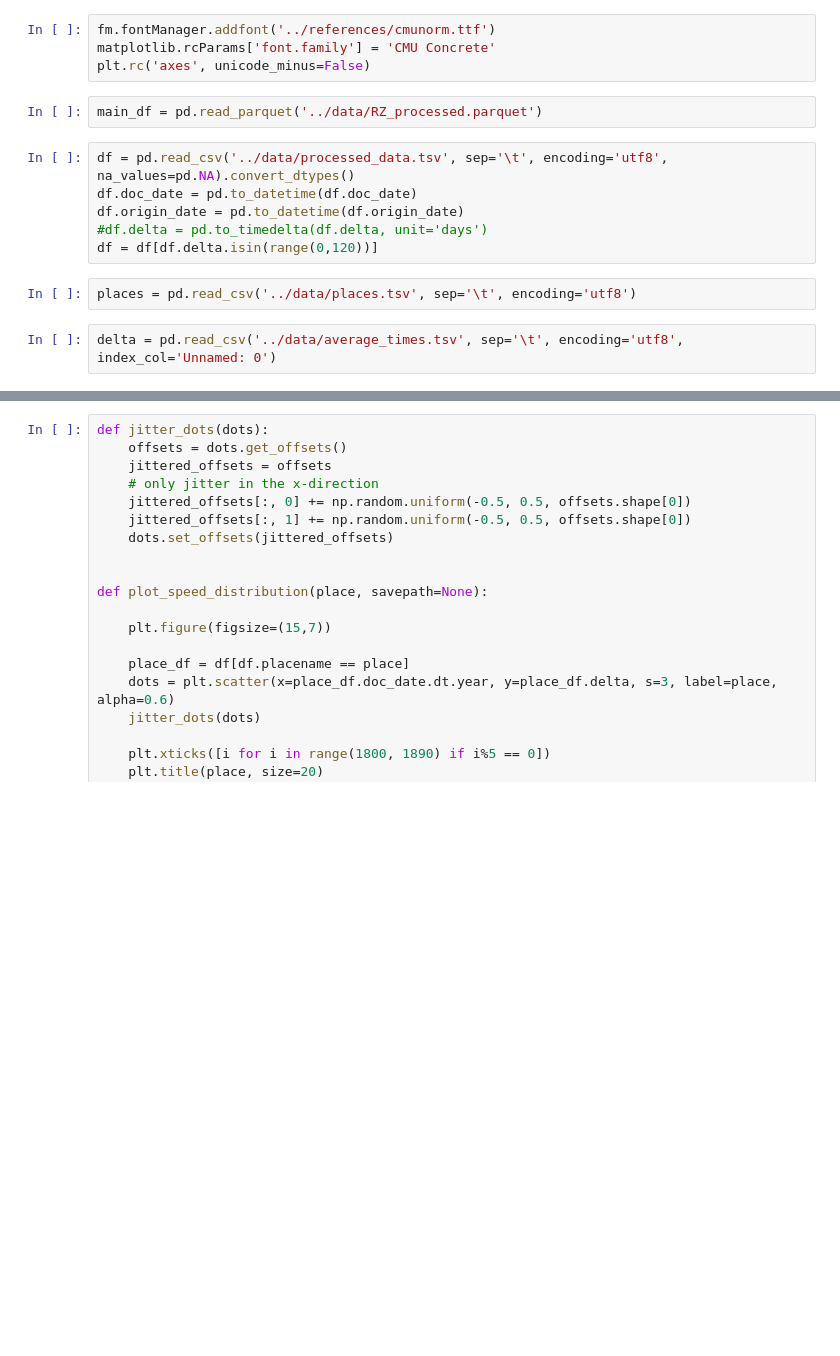
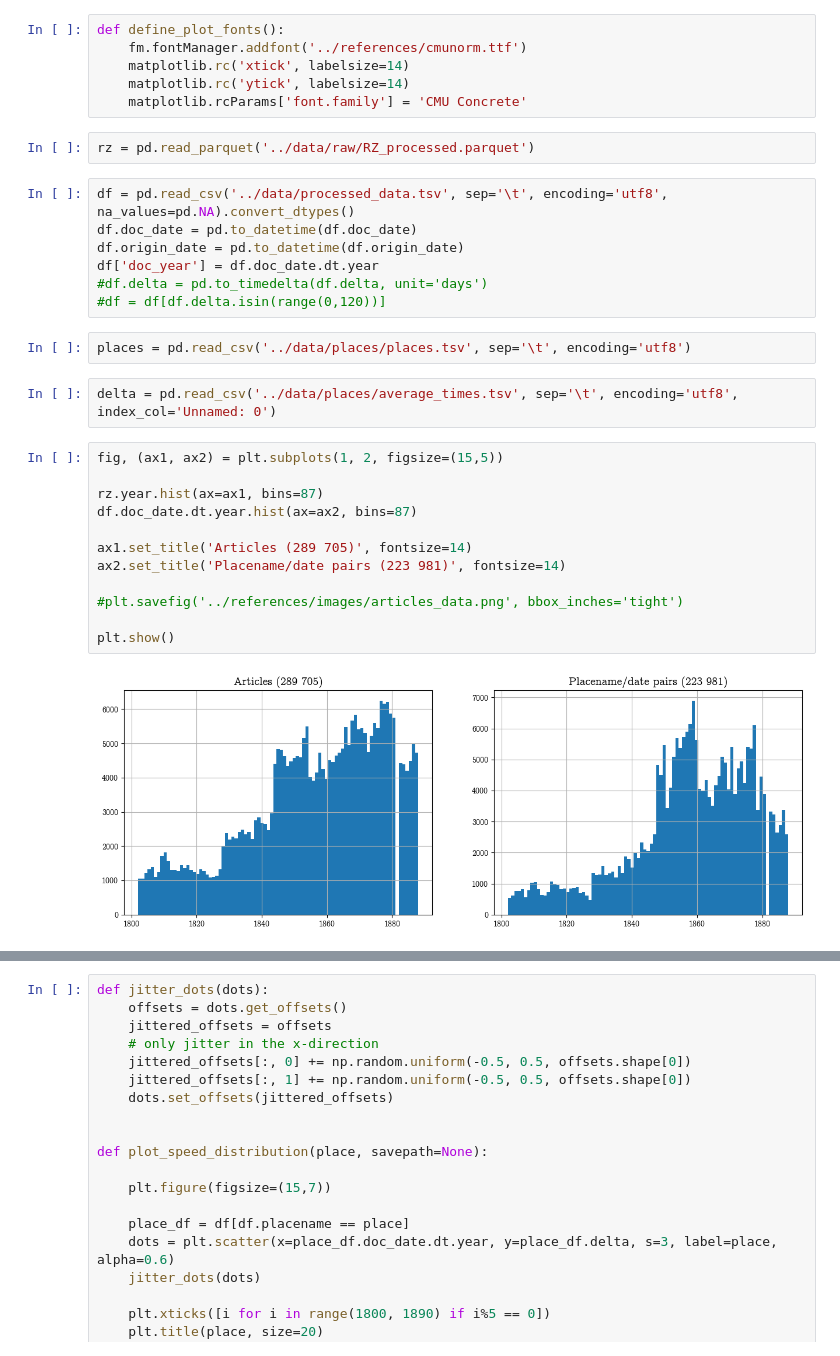
Before and after one commit to krkryger/rigasche-zeitung, a Jupyter notebook: notebooks/analysis.ipynb, the cells around one changed output, grey strips where cells are left out. Drawn from its saved outputs; the diff is of its cells as text; blank space fills up the shorter version.

```diff
--- a/notebooks/analysis.ipynb
+++ b/notebooks/analysis.ipynb
@@ -9,16 +10,33 @@ import matplotlib.font_manager as fm
 # %%
-fm.fontManager.addfont('../references/cmunorm.ttf')
-matplotlib.rcParams['font.family'] = 'CMU Concrete'
-plt.rc('axes', unicode_minus=False)
+def define_plot_fonts():
+    fm.fontManager.addfont('../references/cmunorm.ttf')
+    matplotlib.rc('xtick', labelsize=14)
+    matplotlib.rc('ytick', labelsize=14)
+    matplotlib.rcParams['font.family'] = 'CMU Concrete'
 # %%
-main_df = pd.read_parquet('../data/RZ_processed.parquet')
+rz = pd.read_parquet('../data/raw/RZ_processed.parquet')
 # %%
 df = pd.read_csv('../data/processed_data.tsv', sep='\t', encoding='utf8', na_values=pd.NA).convert_dtypes()
 df.doc_date = pd.to_datetime(df.doc_date)
 df.origin_date = pd.to_datetime(df.origin_date)
+df['doc_year'] = df.doc_date.dt.year
 #df.delta = pd.to_timedelta(df.delta, unit='days')
-df = df[df.delta.isin(range(0,120))]
+#df = df[df.delta.isin(range(0,120))]
 # %%
-places = pd.read_csv('../data/places.tsv', sep='\t', encoding='utf8')
+places = pd.read_csv('../data/places/places.tsv', sep='\t', encoding='utf8')
 # %%
-delta = pd.read_csv('../data/average_times.tsv', sep='\t', encoding='utf8', index_col='Unnamed: 0')
+delta = pd.read_csv('../data/places/average_times.tsv', sep='\t', encoding='utf8', index_col='Unnamed: 0')
+# %%
+fig, (ax1, ax2) = plt.subplots(1, 2, figsize=(15,5))
+
+rz.year.hist(ax=ax1, bins=87)
+df.doc_date.dt.year.hist(ax=ax2, bins=87)
+
+ax1.set_title('Articles (289 705)', fontsize=14)
+ax2.set_title('Placename/date pairs (223 981)', fontsize=14)
+
+#plt.savefig('../references/images/articles_data.png', bbox_inches='tight')
+
+plt.show()
+# %% [output]
+[figure, added]
```
Also changed, not shown: parts of 50 cells of this notebook.
